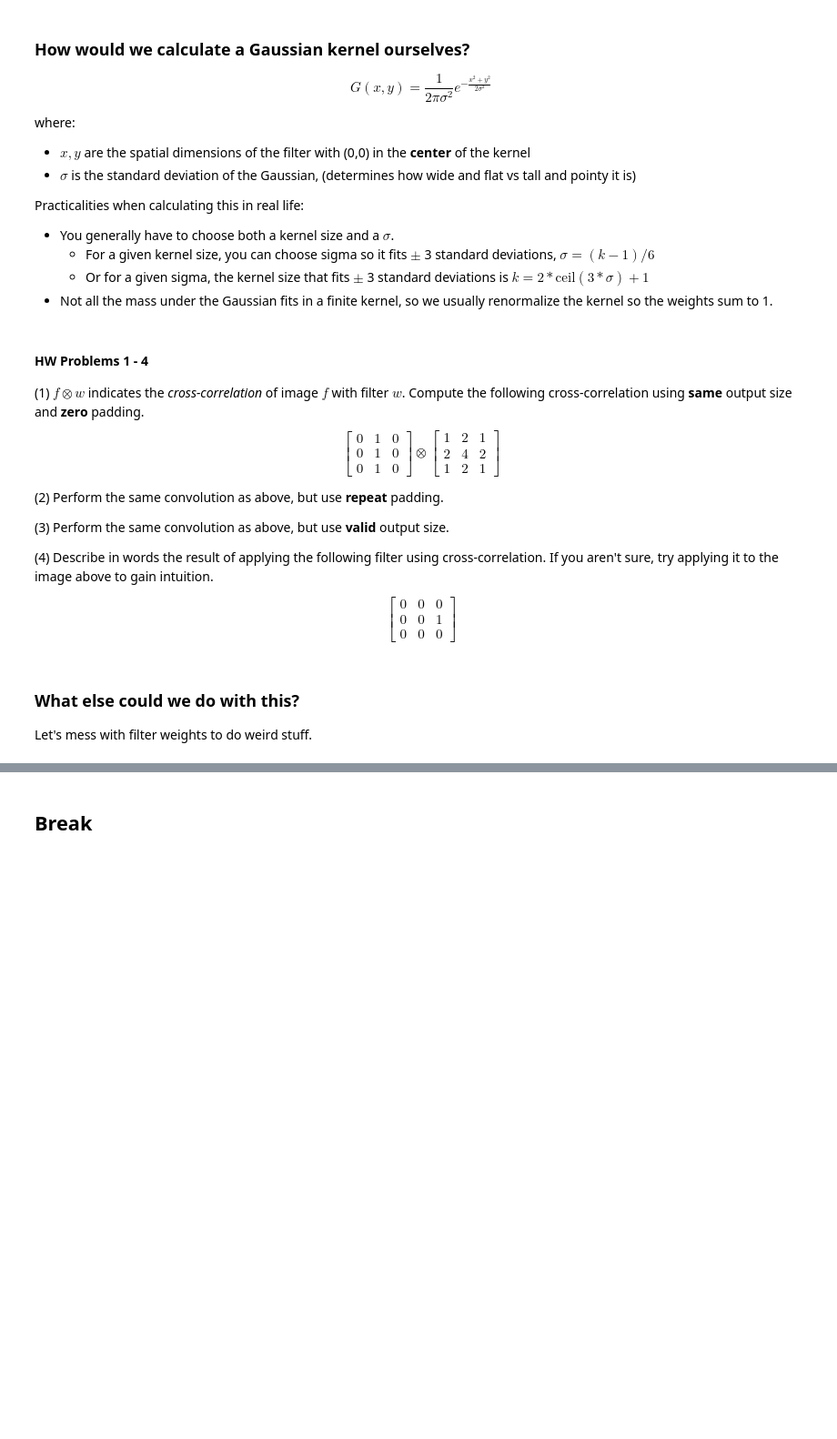
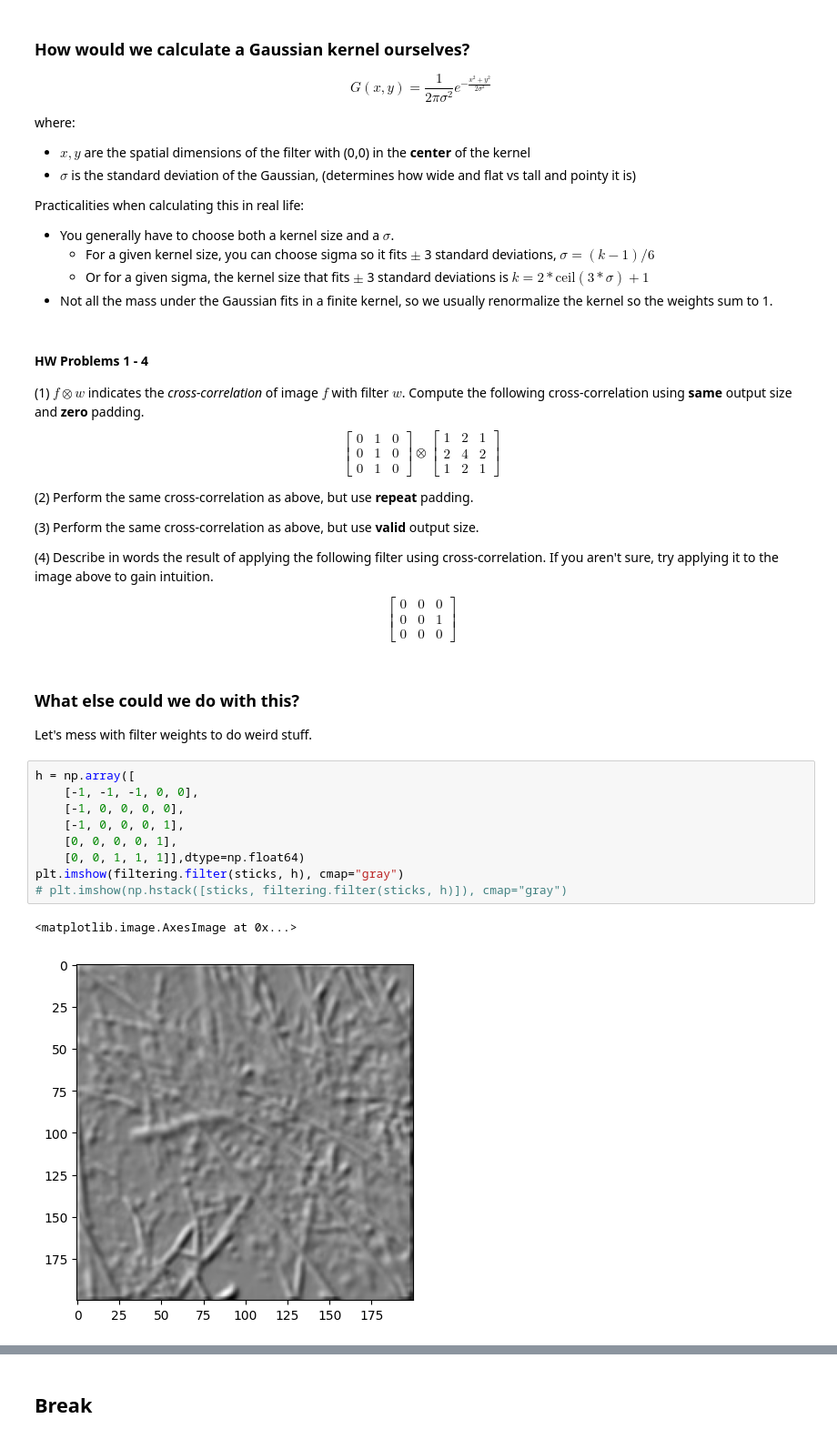
Before and after one commit to cs1053-26w/Lectures, a Jupyter notebook: notebooks/L02_filtering.ipynb, the cells around one changed output, grey strips where cells are left out. Shown at 91% size. Drawn from its saved outputs; the diff is of its cells as text; blank space fills up the shorter version.

```diff
--- a/notebooks/L02_filtering.ipynb
+++ b/notebooks/L02_filtering.ipynb
@@ -221,9 +259,9 @@ Practicalities when calculating this in real life:
    \end{bmatrix}
    $$
 
-(2) Perform the same convolution as above, but use **repeat** padding.
+(2) Perform the same cross-correlation as above, but use **repeat** padding.
 
-(3) Perform the same convolution as above, but use **valid** output size.
+(3) Perform the same cross-correlation as above, but use **valid** output size.
 
 (4) Describe in words the result of applying the following filter using cross-correlation. If you aren't sure, try applying it to the image above to gain intuition.
 
@@ -238,6 +276,18 @@ $$
 ### What else could we do with this?
 
 Let's mess with filter weights to do weird stuff.
+# %%
+h = np.array([
+    [-1, -1, -1, 0, 0],
+    [-1, 0, 0, 0, 0],
+    [-1, 0, 0, 0, 1],
+    [0, 0, 0, 0, 1],
+    [0, 0, 1, 1, 1]],dtype=np.float64)
+plt.imshow(filtering.filter(sticks, h), cmap="gray")
+# plt.imshow(np.hstack([sticks, filtering.filter(sticks, h)]), cmap="gray")
+# %% [output]
+<matplotlib.image.AxesImage at 0x...>
+[figure, added]
 # %%
 h = np.array([
     [1, 0, 0, 0, 0],
```
Also changed, not shown: parts of 20 cells of this notebook, 2 other files.
